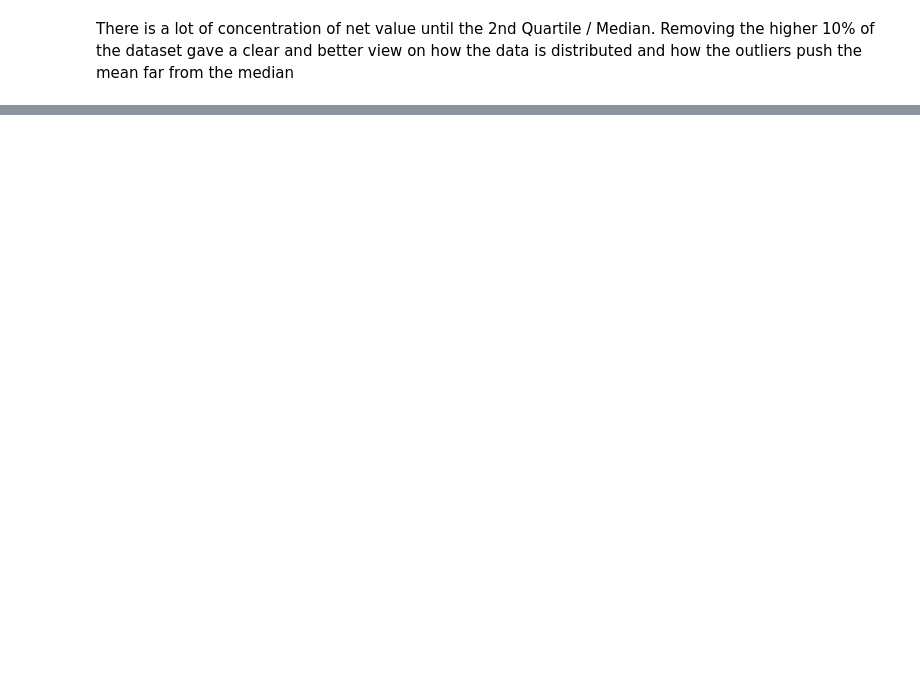
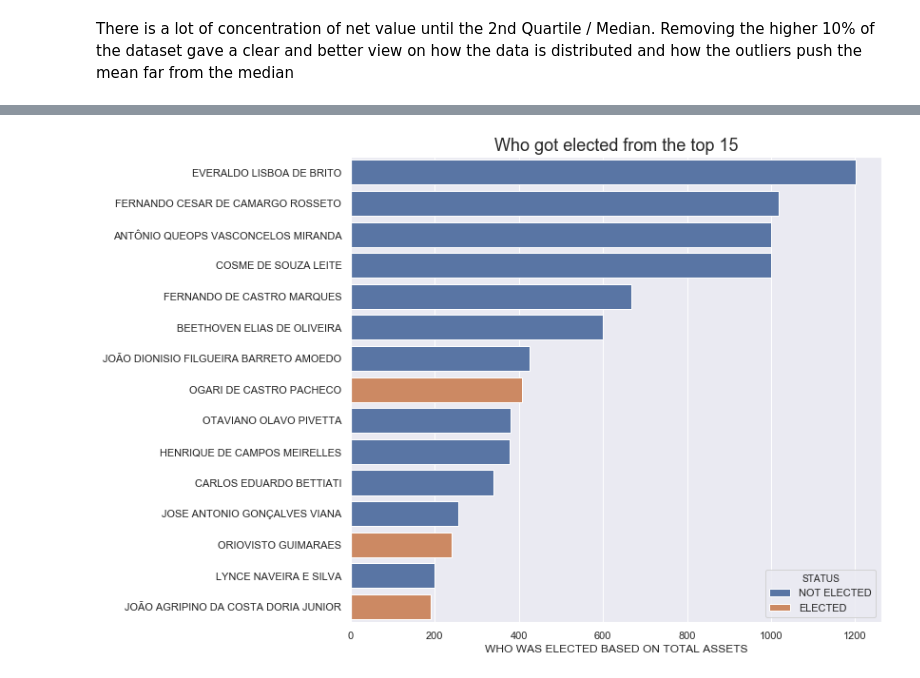
Before and after one commit to gguillaux/brazil_elections_2018, a Jupyter notebook: EDA.ipynb, the cells around one changed output, grey strips where cells are left out. Saved outputs shown, nothing was run; the diff lists cells and outputs as text; code cells hidden in the pictures; blank space fills up the shorter version.

```diff
--- a/EDA.ipynb
+++ b/EDA.ipynb
@@ -122,0 +133,9 @@ g = sns.barplot(data=top_15, y='NAME', x='VR_BEM_CANDIDATO')
+# %%
+g = sns.barplot(x='VR_BEM_CANDIDATO', y='NAME', hue='STATUS', data=top_15, dodge=False)
+g.set_ylabel('')
+g.set_xlabel('Who was elected based on total assets'.upper())
+plt.title('Who got elected from the top 15',
+          fontdict={'fontsize': 18})
+plt.show()
+# %% [output]
+[figure, added]
```
Also changed, not shown: parts of 6 cells of this notebook.
